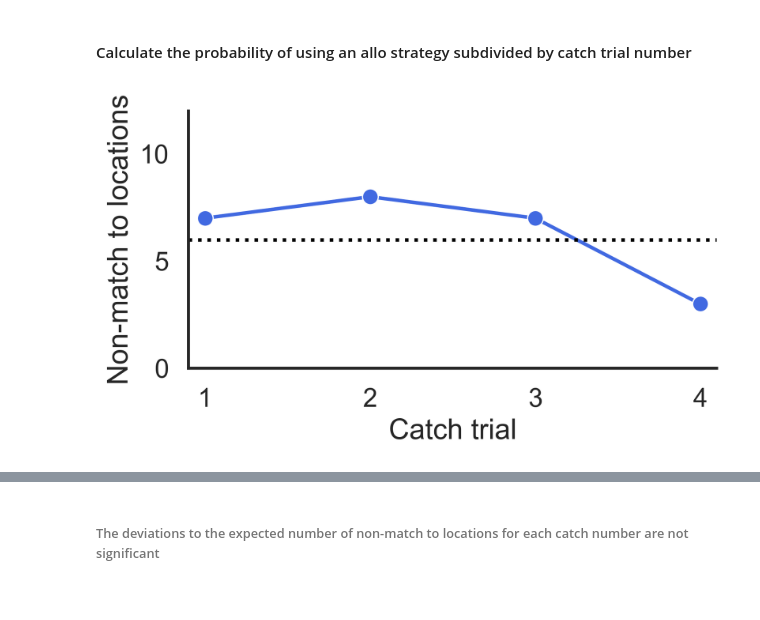
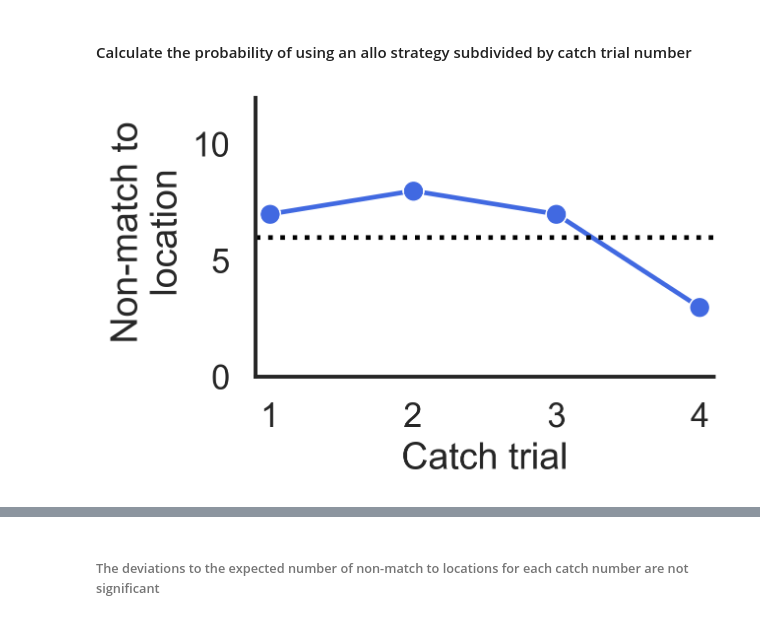
Before and after one commit to anasofiacc/EGO_ALLO_DNMP, a Jupyter notebook: Outcome analysis in catch trials.ipynb, the cells around one changed output, grey strips where cells are left out. Saved outputs shown, nothing was run; the diff lists cells and outputs as text; code cells hidden in the pictures.

```diff
--- a/Outcome analysis in catch trials.ipynb
+++ b/Outcome analysis in catch trials.ipynb
@@ -68,22 +68,22 @@ catch_by_outcome=catch.groupby(['catch_nr'])['outcome'].value_counts().reset_ind
 catch_by_outcome = catch_by_outcome.drop('E')
 # %%
 sns.set(context='talk')
-plt.figure(dpi=300,figsize=(6,3))
+plt.figure(dpi=300,figsize=(4,2.5))
 sns.set(style='white', context='talk')
 
 g=sns.lineplot(data=catch_by_outcome, x='catch_nr',y='outcome',
             color='royalblue', markersize=10, marker='o')
 
 g.set(xlim=[.9,4.1], ylim=[0,12],
       xlabel='Catch trial',
-      ylabel='Non-match to locations',
+      ylabel=' Non-match to\n location',
       xticks=range(1,5,1))
      #title="Number of non-matches to locations\n")
 plt.axhline(6,linestyle=':', color='black')
 sns.despine()
 plt.savefig('prop_non_match_location_across_catch_trials.svg')
 # %% [output]
-[figure, old version]
+[figure, new version]
 # %%
 chisquare([7,8,7,3], [6,6,6,6])
 # %% [output]
```
Also changed, not shown: parts of 2 cells of this notebook, 5 other files.
